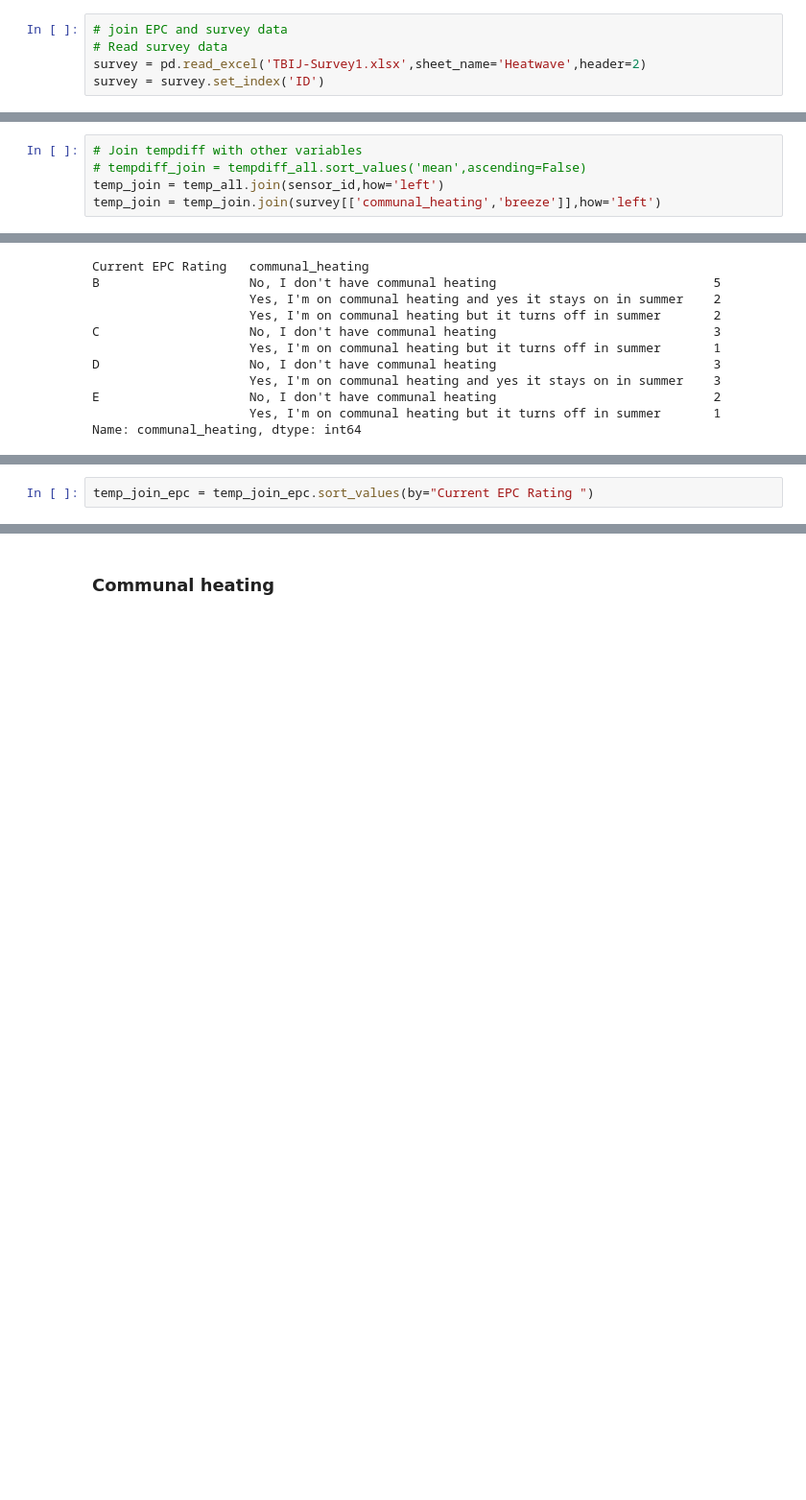
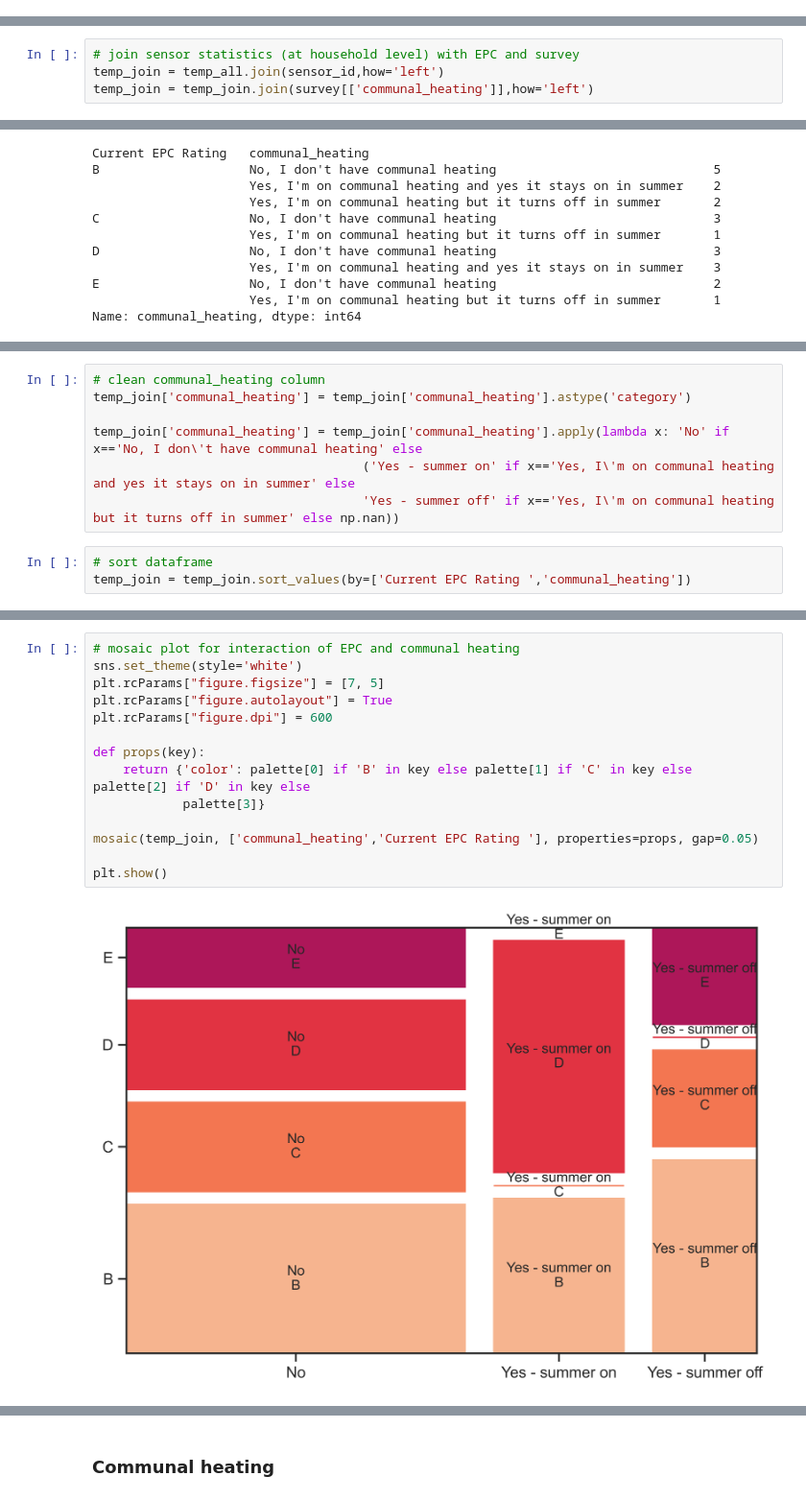
Before and after one commit to YunbeiOu/GISRUK2024-Housing_Sensors_Energy_Efficiency, a Jupyter notebook: sensors_analysis.ipynb, the cells around one changed output, grey strips where cells are left out. Shown at 96% size. Saved outputs shown, nothing was run; the diff lists cells and outputs as text; blank space fills up the shorter version.

```diff
--- a/sensors_analysis.ipynb
+++ b/sensors_analysis.ipynb
@@ -126,8 +101,3 @@ for index in sensors_data:
     household_temp[index] = [df['TEMP'].mean(), df['TEMP'].max(), df['TEMP'].min(), df['TEMP'].var(), df['TEMP'].std()]
 
 temp_all = pd.DataFrame.from_dict(household_temp,orient='index',columns=['indoor_mean','indoor_max','indoor_min', 'indoor_var', 'indoor_std'])
-# %%
-# join EPC and survey data
-# Read survey data
-survey = pd.read_excel('TBIJ-Survey1.xlsx',sheet_name='Heatwave',header=2)
-survey = survey.set_index('ID')
@@ -134,5 +106,4 @@ survey = survey.set_index('ID')
 # %%
-# Join tempdiff with other variables
-# tempdiff_join = tempdiff_all.sort_values('mean',ascending=False)
+# join sensor statistics (at household level) with EPC and survey
 temp_join = temp_all.join(sensor_id,how='left')
-temp_join = temp_join.join(survey[['communal_heating','breeze']],how='left')
+temp_join = temp_join.join(survey[['communal_heating']],how='left')
@@ -276,2 +181,10 @@ temp_join_epc.shape
+# %%
+# clean communal_heating column
+temp_join['communal_heating'] = temp_join['communal_heating'].astype('category')
+
+temp_join['communal_heating'] = temp_join['communal_heating'].apply(lambda x: 'No' if x=='No, I don\'t have communal heating' else
+                                    ('Yes - summer on' if x=='Yes, I\'m on communal heating and yes it stays on in summer' else
+                                    'Yes - summer off' if x=='Yes, I\'m on communal heating but it turns off in summer' else np.nan))
 # %%
-temp_join_epc = temp_join_epc.sort_values(by="Current EPC Rating ")
+# sort dataframe
+temp_join = temp_join.sort_values(by=['Current EPC Rating ','communal_heating'])
@@ -296,0 +195,16 @@ ax.set_xticklabels(labels=['Yes - summer on','No','Yes - summer off'])
+# %%
+# mosaic plot for interaction of EPC and communal heating
+sns.set_theme(style='white')
+plt.rcParams["figure.figsize"] = [7, 5]
+plt.rcParams["figure.autolayout"] = True
+plt.rcParams["figure.dpi"] = 600
+
+def props(key):
+    return {'color': palette[0] if 'B' in key else palette[1] if 'C' in key else palette[2] if 'D' in key else
+            palette[3]}
+
+mosaic(temp_join, ['communal_heating','Current EPC Rating '], properties=props, gap=0.05)
+
+plt.show()
+# %% [output]
+[figure, added]
```
Also changed, not shown: parts of 132 cells of this notebook, 44 other files.
